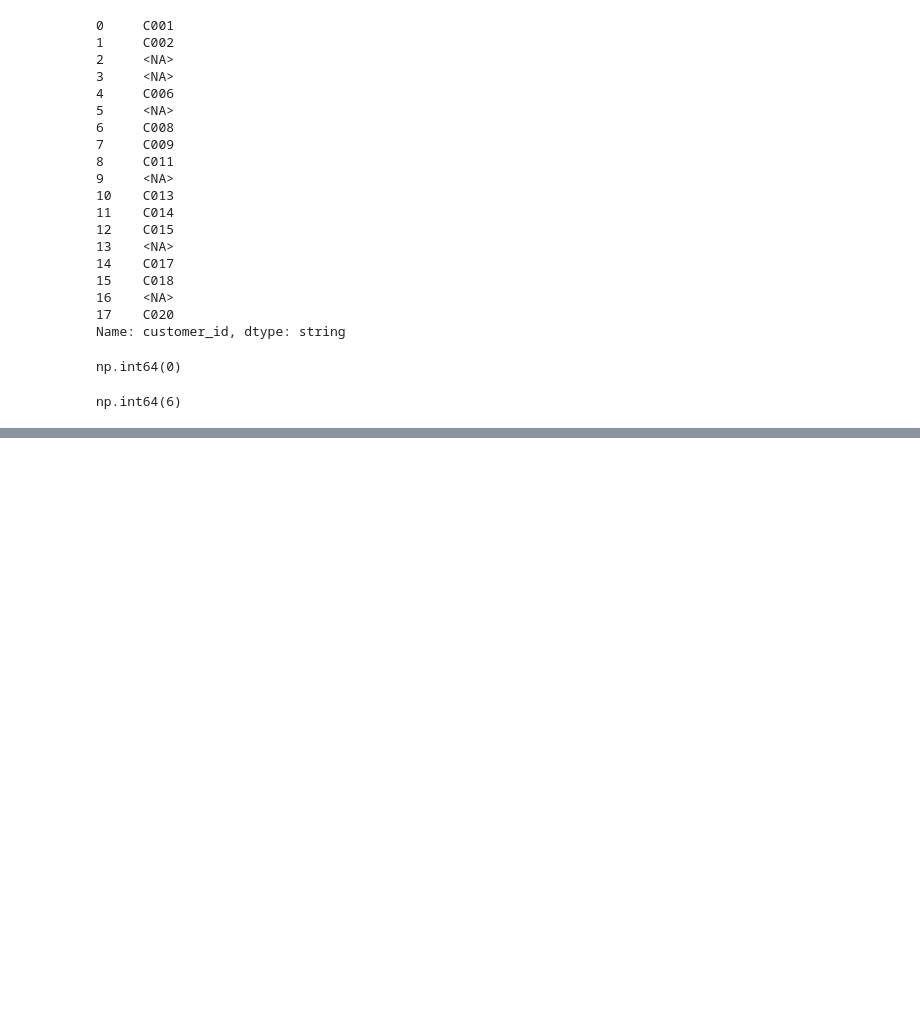
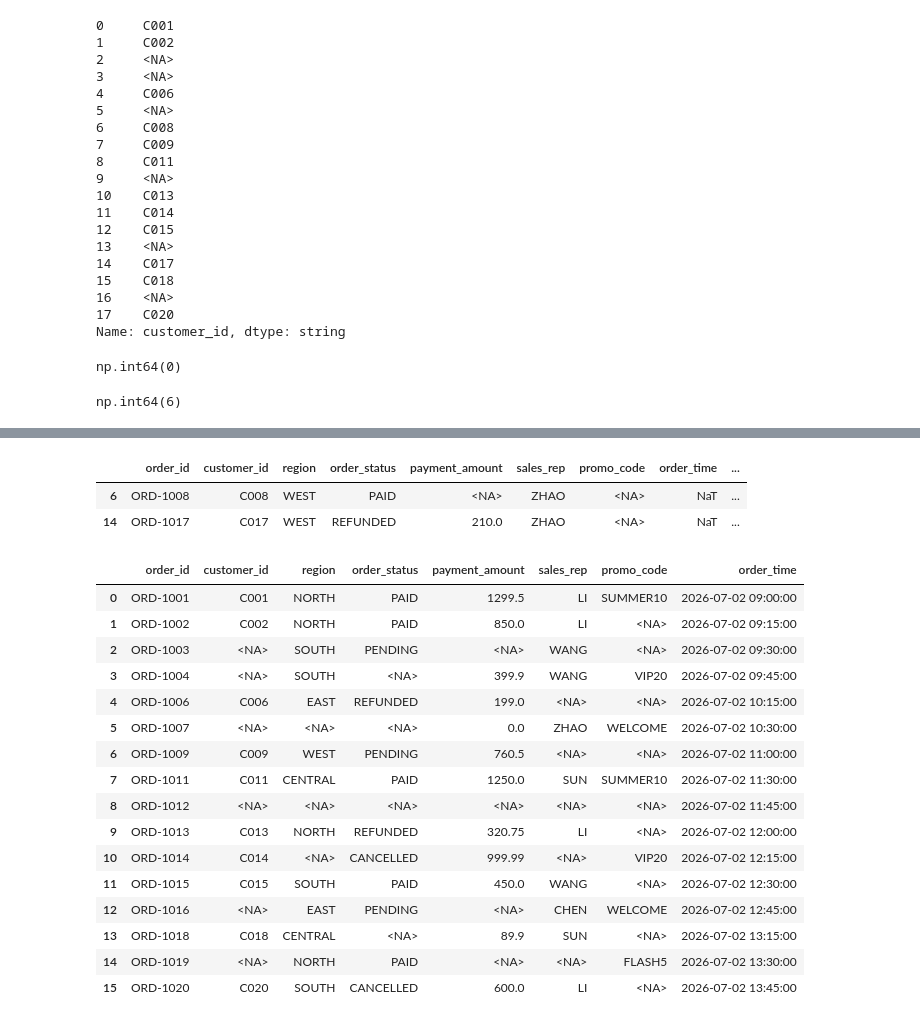
Before and after one commit to zhuimengren9527/projects, a Jupyter notebook: 02_sql_and_pandas/pandas_special_practice/01_cleaning/02_missing_value_independent/02_missing_value_independent.ipynb, the cells around one changed output, grey strips where cells are left out. Drawn from its saved outputs; the diff is of its cells as text; code cells hidden in the pictures; blank space fills up the shorter version.

Commit message:
feat(pandas): start missing value boundary practice

```diff
--- a/02_sql_and_pandas/pandas_special_practice/01_cleaning/02_missing_value_independent/02_missing_value_independent.ipynb
+++ b/02_sql_and_pandas/pandas_special_practice/01_cleaning/02_missing_value_independent/02_missing_value_independent.ipynb
@@ -595,0 +705,9 @@ np.int64(6)
+# %%
+df_cleaning['payment_amount'] = (
+    df_cleaning['payment_amount']
+    .astype('string')
+    .str.strip()
+    .replace(missing_markers)
+)
+df_cleaning['payment_amount'] = pd.to_numeric(df_cleaning['payment_amount'],errors='coerce')
+df_cleaning['payment_amount']
@@ -595,0 +736,10 @@ np.int64(6)
+# %%
+# 标准化 sales_rep，并统一伪缺失值
+df_cleaning["sales_rep"] = (
+    df_cleaning["sales_rep"]
+    .astype("string")
+    .str.strip()
+    .str.upper()
+    .replace(missing_markers)
+)
+df_cleaning['sales_rep']
@@ -595,0 +780,9 @@ np.int64(6)
+# %%
+df_cleaning['promo_code'] = (
+    df_cleaning['promo_code']
+    .astype("string")
+        .str.strip()
+        .str.upper()
+        .replace(missing_markers)
+)
+df_cleaning['promo_code']
@@ -595,0 +811,8 @@ np.int64(6)
+# %%
+df_cleaning['order_time'] = (
+    df_cleaning['order_time']
+    .astype('string')
+    .str.strip()
+)
+df_cleaning['order_time'] = pd.to_datetime(df_cleaning['order_time'],errors='coerce')
+df_cleaning['order_time']
@@ -595,0 +839,43 @@ np.int64(6)
+# %%
+# 标记时间缺失或转换失败的记录
+invalid_order_time_mask = df_cleaning["order_time"].isna()
+
+# 保存待删除记录
+removed_invalid_order_time = (
+    df_cleaning.loc[invalid_order_time_mask]
+    .copy()
+)
+
+removed_invalid_order_time["remove_reason"] = "invalid_order_time"
+
+removed_invalid_order_time
+# %% [output]
+|  | order_id | customer_id | region | order_status | payment_amount | sales_rep | promo_code | order_time | ... |
+| 6 | ORD-1008 | C008 | WEST | PAID | <NA> | ZHAO | <NA> | NaT | ... |
+| 14 | ORD-1017 | C017 | WEST | REFUNDED | 210.0 | ZHAO | <NA> | NaT | ... |
+# %%
+df_cleaning = (
+    df_cleaning
+    .dropna(subset=["order_time"])
+    .reset_index(drop=True)
+)
+
+df_cleaning
+# %% [output]
+|  | order_id | customer_id | region | order_status | payment_amount | sales_rep | promo_code | order_time |
+| 0 | ORD-1001 | C001 | NORTH | PAID | 1299.5 | LI | SUMMER10 | 2026-07-02 09:00:00 |
+| 1 | ORD-1002 | C002 | NORTH | PAID | 850.0 | LI | <NA> | 2026-07-02 09:15:00 |
+| 2 | ORD-1003 | <NA> | SOUTH | PENDING | <NA> | WANG | <NA> | 2026-07-02 09:30:00 |
+| 3 | ORD-1004 | <NA> | SOUTH | <NA> | 399.9 | WANG | VIP20 | 2026-07-02 09:45:00 |
+| 4 | ORD-1006 | C006 | EAST | REFUNDED | 199.0 | <NA> | <NA> | 2026-07-02 10:15:00 |
+| 5 | ORD-1007 | <NA> | <NA> | <NA> | 0.0 | ZHAO | WELCOME | 2026-07-02 10:30:00 |
+| 6 | ORD-1009 | C009 | WEST | PENDING | 760.5 | <NA> | <NA> | 2026-07-02 11:00:00 |
+| 7 | ORD-1011 | C011 | CENTRAL | PAID | 1250.0 | SUN | SUMMER10 | 2026-07-02 11:30:00 |
+| 8 | ORD-1012 | <NA> | <NA> | <NA> | <NA> | <NA> | <NA> | 2026-07-02 11:45:00 |
+| 9 | ORD-1013 | C013 | NORTH | REFUNDED | 320.75 | LI | <NA> | 2026-07-02 12:00:00 |
+| 10 | ORD-1014 | C014 | <NA> | CANCELLED | 999.99 | <NA> | VIP20 | 2026-07-02 12:15:00 |
+| 11 | ORD-1015 | C015 | SOUTH | PAID | 450.0 | WANG | <NA> | 2026-07-02 12:30:00 |
+| 12 | ORD-1016 | <NA> | EAST | PENDING | <NA> | CHEN | WELCOME | 2026-07-02 12:45:00 |
+| 13 | ORD-1018 | C018 | CENTRAL | <NA> | 89.9 | SUN | <NA> | 2026-07-02 13:15:00 |
+| 14 | ORD-1019 | <NA> | NORTH | PAID | <NA> | <NA> | FLASH5 | 2026-07-02 13:30:00 |
+| 15 | ORD-1020 | C020 | SOUTH | CANCELLED | 600.0 | LI | <NA> | 2026-07-02 13:45:00 |
```
Also changed, not shown: parts of 20 cells of this notebook, 1 other file.
